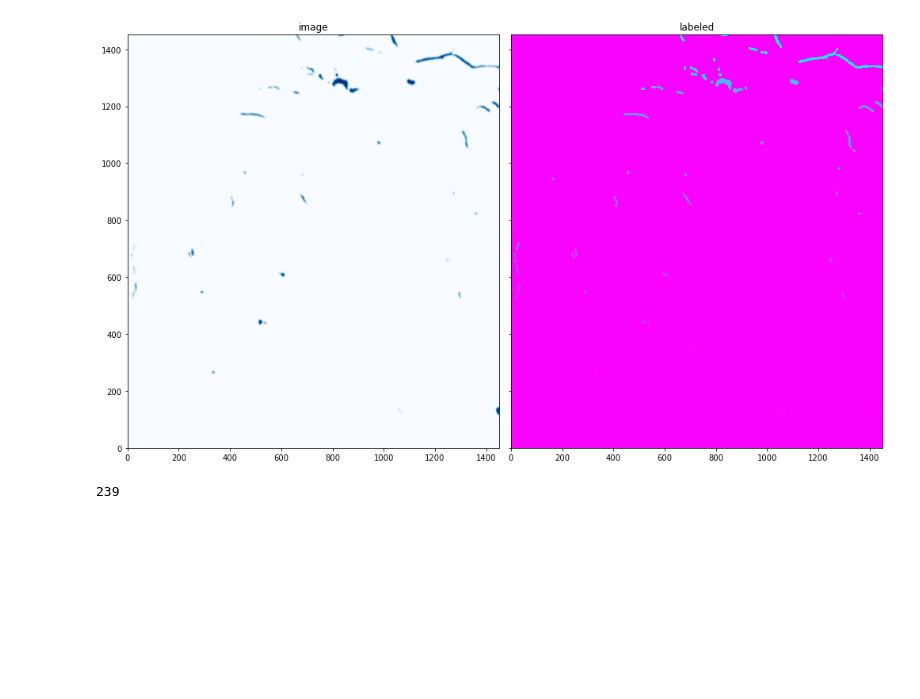
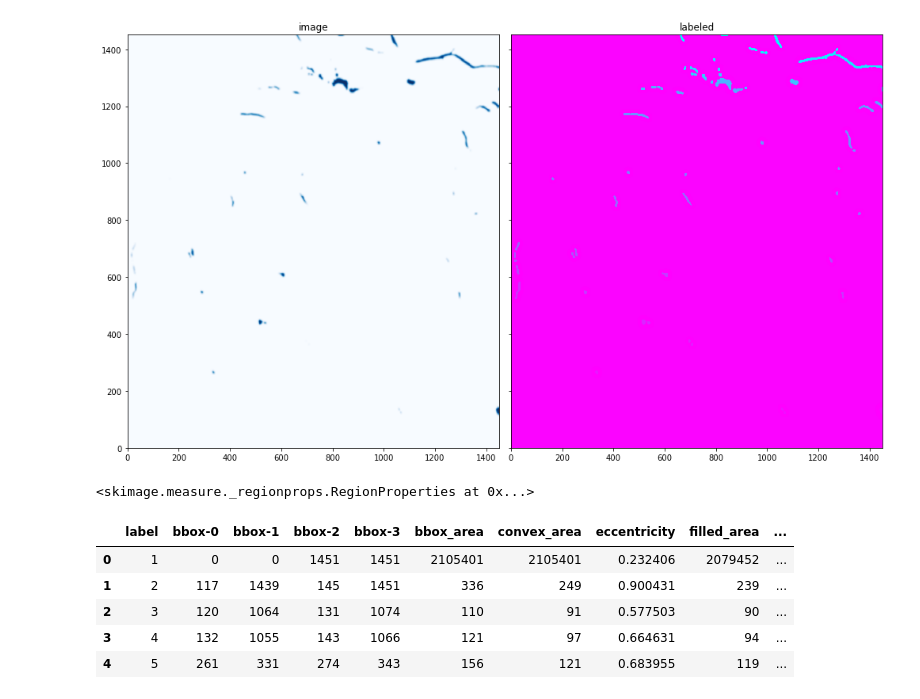
Before and after one commit to mnky9800n/fracturepick, a Jupyter notebook: fracexplore.ipynb, the cells around one changed output. Saved outputs shown, nothing was run; the diff lists cells and outputs as text; code cells hidden in the pictures; blank space fills up the shorter version.

```diff
--- a/fracexplore.ipynb
+++ b/fracexplore.ipynb
@@ -109,6 +110,6 @@ fig.tight_layout()
 # %% [output]
 [figure]
 # %%
-regionprops(lab)[1].area
+regionprops(lab)[1]
 # %% [output]
-239
+<skimage.measure._regionprops.RegionProperties at 0x...>
@@ -114,0 +118,9 @@ regionprops(lab)[1].area
+# %%
+fracprops.head()
+# %% [output]
+|  | label | bbox-0 | bbox-1 | bbox-2 | bbox-3 | bbox_area | convex_area | eccentricity | filled_area | ... |
+| 0 | 1 | 0 | 0 | 1451 | 1451 | 2105401 | 2105401 | 0.232406 | 2079452 | ... |
+| 1 | 2 | 117 | 1439 | 145 | 1451 | 336 | 249 | 0.900431 | 239 | ... |
+| 2 | 3 | 120 | 1064 | 131 | 1074 | 110 | 91 | 0.577503 | 90 | ... |
+| 3 | 4 | 132 | 1055 | 143 | 1066 | 121 | 97 | 0.664631 | 94 | ... |
+| 4 | 5 | 261 | 331 | 274 | 343 | 156 | 121 | 0.683955 | 119 | ... |
```
Also changed, not shown: parts of 4 cells of this notebook, 2 other files.
